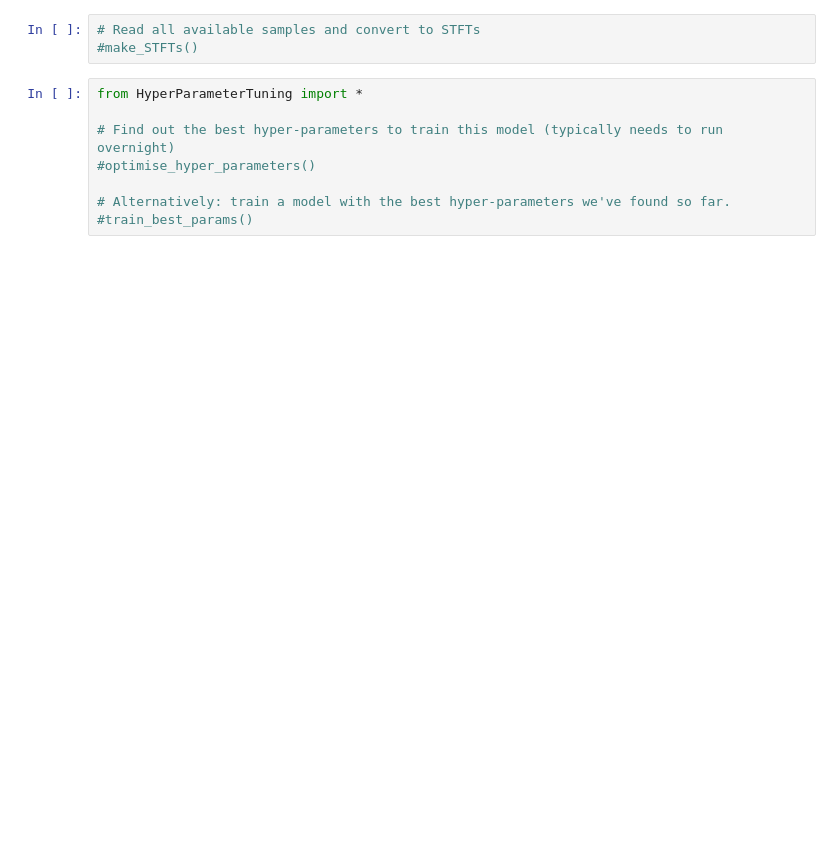
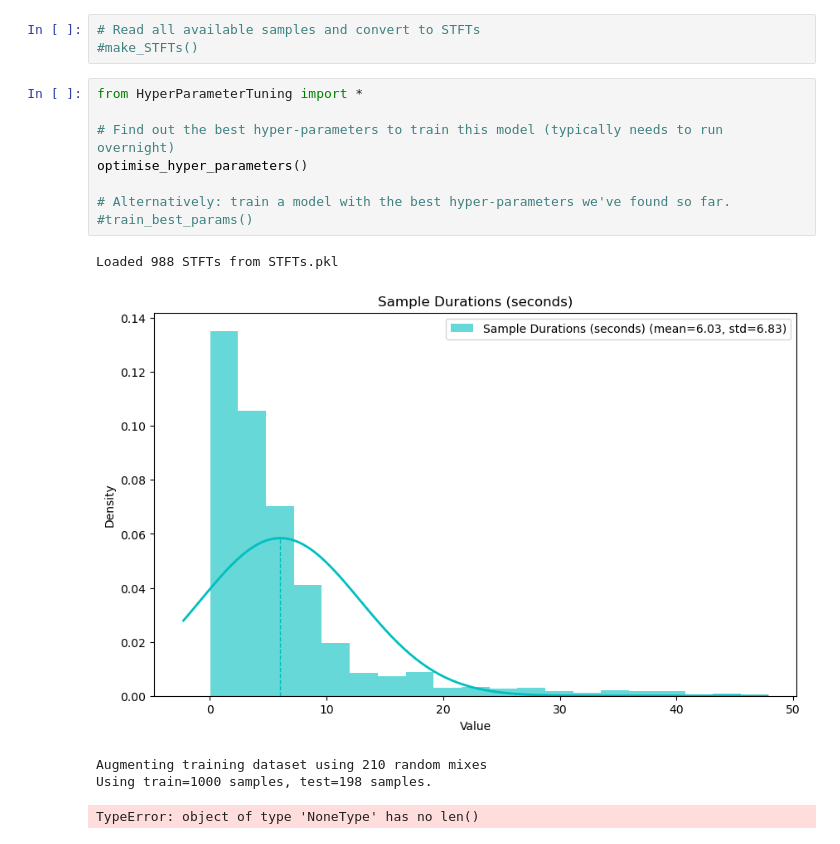
Before and after one commit to RikMaxSpeed/SampleGen, a Jupyter notebook: MakeAndTrain.ipynb, the cells around one changed output. Cells and saved outputs as stored; diff of their text form; blank space fills up the shorter version.

Commit message:
Many tweaks to work with the full complex STFT.

```diff
--- a/MakeAndTrain.ipynb
+++ b/MakeAndTrain.ipynb
@@ -17,11 +17,17 @@ Using sample rate=44100 Hz, FFT=1024 buckets, hop=768 samples, duration=2.0 sec
 # %%
 from HyperParameterTuning import *
 
 # Find out the best hyper-parameters to train this model (typically needs to run overnight)
-#optimise_hyper_parameters()
+optimise_hyper_parameters()
 
 # Alternatively: train a model with the best hyper-parameters we've found so far.
 #train_best_params()
+# %% [output]
+Loaded 988 STFTs from STFTs.pkl
+[figure, added]
+Augmenting training dataset using 210 random mixes
+Using train=1000 samples, test=198 samples.
+TypeError: object of type 'NoneType' has no len()
 # %%
 # Generate some new samples, either by interpolation or random perturbation
 from Generate import *
```
Also changed, not shown: parts of 2 cells of this notebook, 9 other files.
